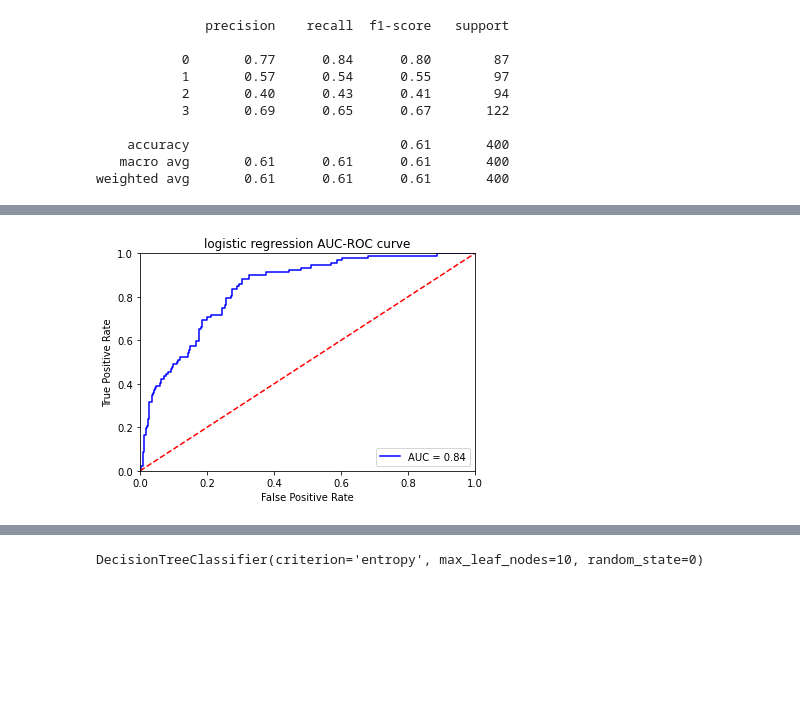
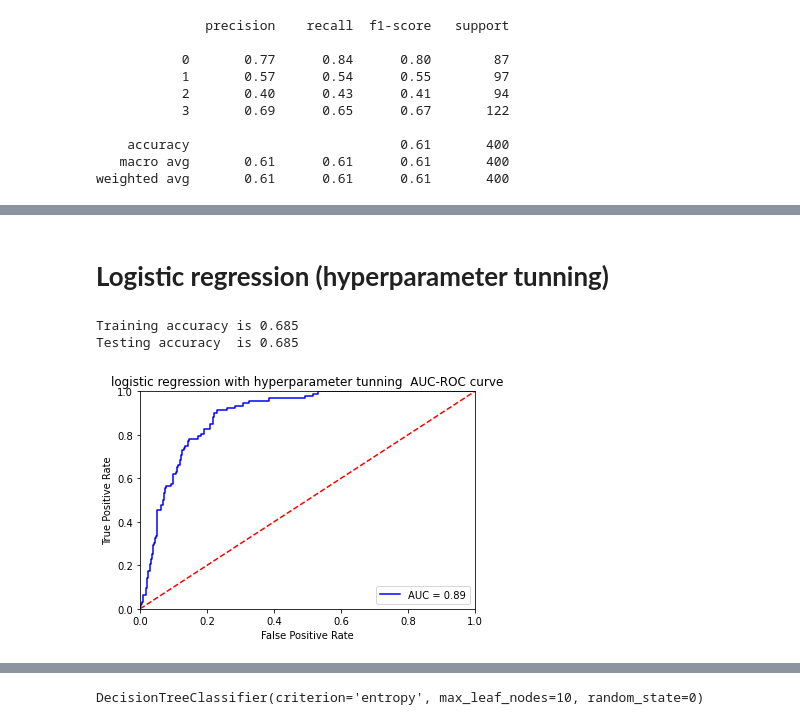
Before and after one commit to Ganeshwalimbe/Mobile-price-prediction, a Jupyter notebook: Ganesh_Walimbe_Mobile_price_prediction_capstone_project_3.ipynb, the cells around one changed output, grey strips where cells are left out. Saved outputs shown, nothing was run; the diff lists cells and outputs as text; code cells hidden in the pictures; blank space fills up the shorter version.

```diff
--- a/Ganesh_Walimbe_Mobile_price_prediction_capstone_project_3.ipynb
+++ b/Ganesh_Walimbe_Mobile_price_prediction_capstone_project_3.ipynb
@@ -339,0 +473,16 @@ weighted avg       0.61      0.61      0.61       400
+# %% [markdown]
+# **Logistic regression (hyperparameter tunning)**
+# %%
+#performing hyperparameter tunning on logistic regression
+from sklearn.model_selection import GridSearchCV
+from sklearn.model_selection import RepeatedStratifiedKFold
+# define models and parameters
+logit= LogisticRegression()
+solvers = ['newton-cg', 'lbfgs', 'liblinear']
+penalty = ['l2']
+c_values = [100, 10, 1.0, 0.1, 0.01]
+# define grid search
+grid = dict(solver=solvers,penalty=penalty,C=c_values)
+cv = RepeatedStratifiedKFold(n_splits=10, n_repeats=3, random_state=1)
+grid_search = GridSearchCV(estimator=logit, param_grid=grid, n_jobs=-1, cv=cv, scoring='accuracy',error_score=0)
+grid_result = grid_search.fit(X_train, y_train)
@@ -340,21 +493,28 @@ weighted avg       0.61      0.61      0.61       400
+# %%
+#getting training and testing accuracy of decision trees classifier
+print_training_accuracy(y_pred_train_lr_ht,y_train)
+#
+print_testing_accuracy(y_pred_test_lr_ht,y_test)
+# %% [output]
+Training accuracy is 0.685
+Testing accuracy  is 0.685
 # %%
 import sklearn.metrics as metrics
 # calculate the fpr and tpr for all thresholds of the classification
-probs = clf.predict_proba(X_test)
+probs = grid_search.predict_proba(X_test)
 preds = probs[:,1]
 fpr, tpr, threshold = metrics.roc_curve(y_test, preds,pos_label=1)
 roc_auc = metrics.auc(fpr, tpr)
 
-# method I: plt
 import matplotlib.pyplot as plt
-plt.title('logistic regression AUC-ROC curve')
+plt.title('logistic regression with hyperparameter tunning  AUC-ROC curve')
 plt.plot(fpr, tpr, 'b', label = 'AUC = %0.2f' % roc_auc)
 plt.legend(loc = 'lower right')
 plt.plot([0, 1], [0, 1],'r--')
 plt.xlim([0, 1])
 plt.ylim([0, 1])
 plt.ylabel('True Positive Rate')
 plt.xlabel('False Positive Rate')
 plt.show()
 # %% [output]
-[figure, old version]
+[figure, new version]
```
Also changed, not shown: parts of 106 cells of this notebook.
